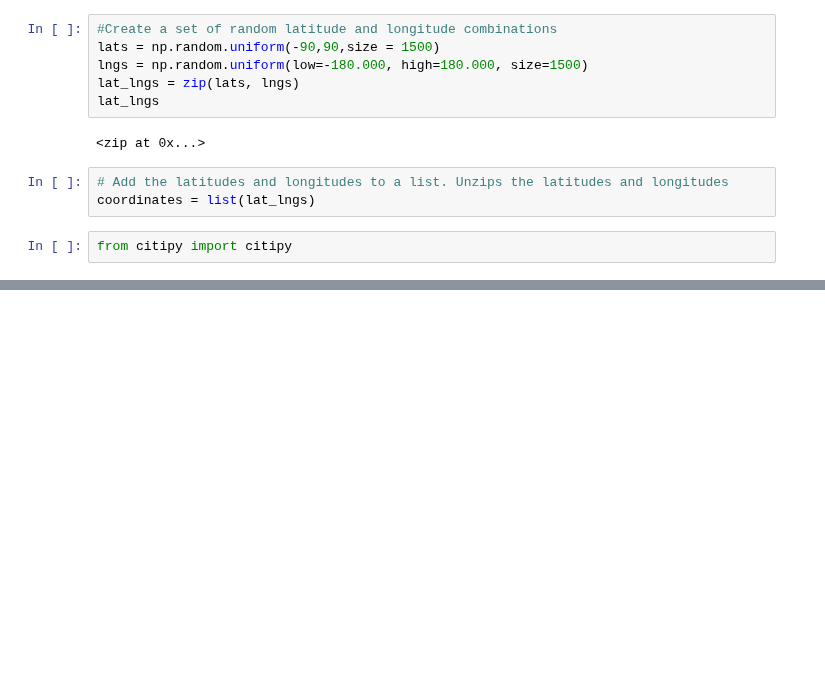
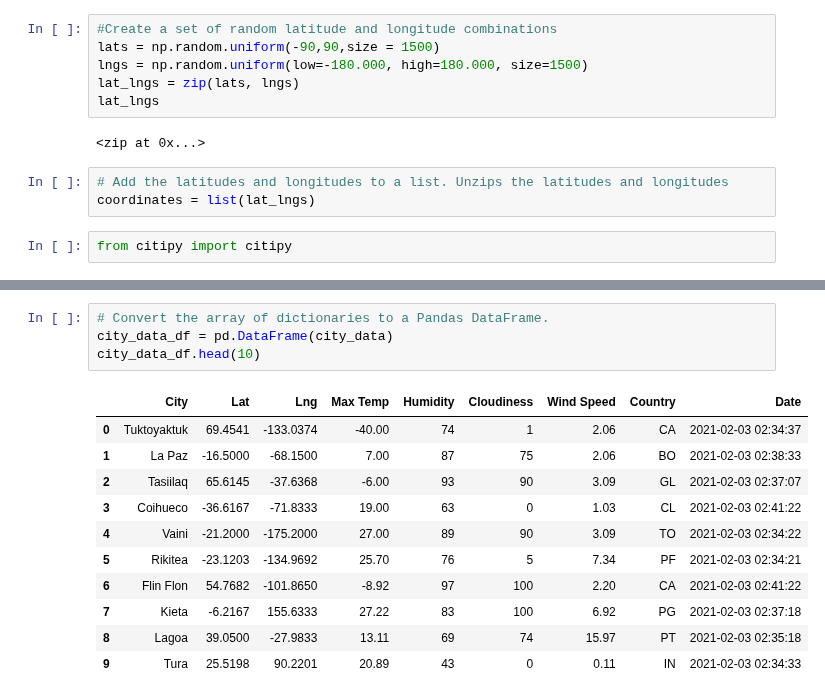
Before and after one commit to Kee2u/World_Weather_Analysis, a Jupyter notebook: WeatherPy.ipynb, the cells around one changed output, grey strips where cells are left out. Saved outputs shown, nothing was run; the diff lists cells and outputs as text; blank space fills up the shorter version.

```diff
--- a/WeatherPy.ipynb
+++ b/WeatherPy.ipynb
@@ -31,0 +138,16 @@ len(cities)
+# %%
+# Convert the array of dictionaries to a Pandas DataFrame.
+city_data_df = pd.DataFrame(city_data)
+city_data_df.head(10)
+# %% [output]
+|  | City | Lat | Lng | Max Temp | Humidity | Cloudiness | Wind Speed | Country | Date |
+| 0 | Tuktoyaktuk | 69.4541 | -133.0374 | -40.00 | 74 | 1 | 2.06 | CA | 2021-02-03 02:34:37 |
+| 1 | La Paz | -16.5000 | -68.1500 | 7.00 | 87 | 75 | 2.06 | BO | 2021-02-03 02:38:33 |
+| 2 | Tasiilaq | 65.6145 | -37.6368 | -6.00 | 93 | 90 | 3.09 | GL | 2021-02-03 02:37:07 |
+| 3 | Coihueco | -36.6167 | -71.8333 | 19.00 | 63 | 0 | 1.03 | CL | 2021-02-03 02:41:22 |
+| 4 | Vaini | -21.2000 | -175.2000 | 27.00 | 89 | 90 | 3.09 | TO | 2021-02-03 02:34:22 |
+| 5 | Rikitea | -23.1203 | -134.9692 | 25.70 | 76 | 5 | 7.34 | PF | 2021-02-03 02:34:21 |
+| 6 | Flin Flon | 54.7682 | -101.8650 | -8.92 | 97 | 100 | 2.20 | CA | 2021-02-03 02:41:22 |
+| 7 | Kieta | -6.2167 | 155.6333 | 27.22 | 83 | 100 | 6.92 | PG | 2021-02-03 02:37:18 |
+| 8 | Lagoa | 39.0500 | -27.9833 | 13.11 | 69 | 74 | 15.97 | PT | 2021-02-03 02:35:18 |
+| 9 | Tura | 25.5198 | 90.2201 | 20.89 | 43 | 0 | 0.11 | IN | 2021-02-03 02:34:33 |
```
Also changed, not shown: parts of 8 cells of this notebook, 1 other file.
